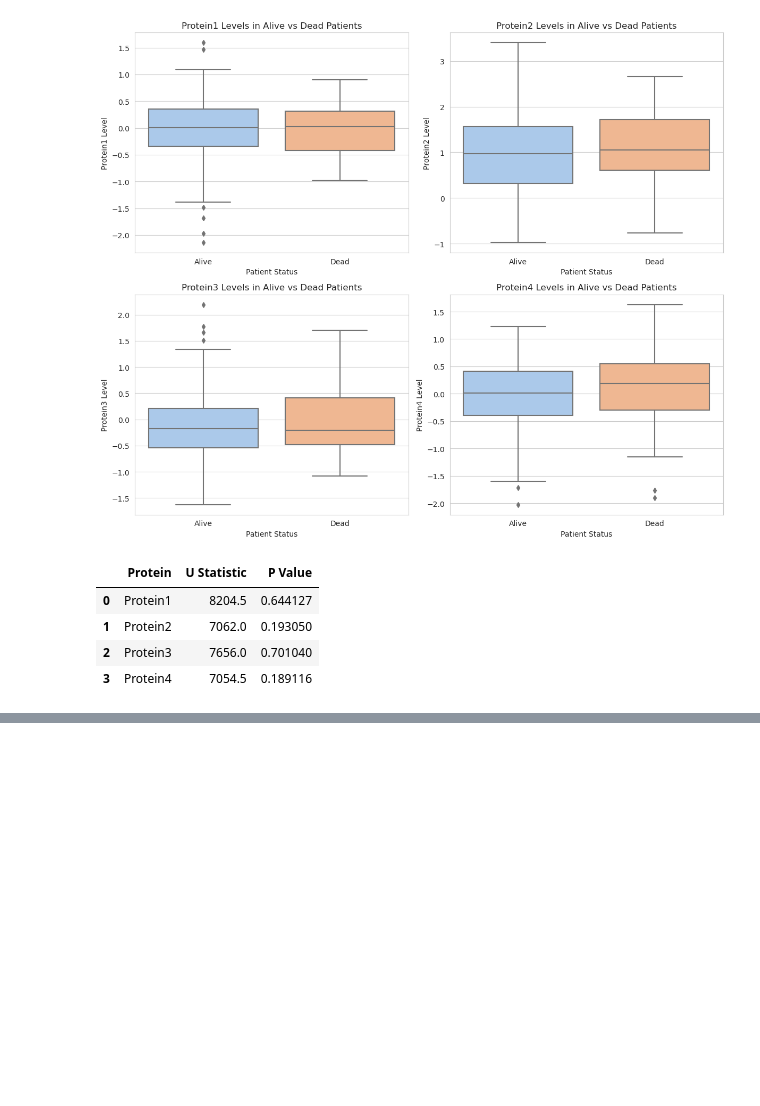
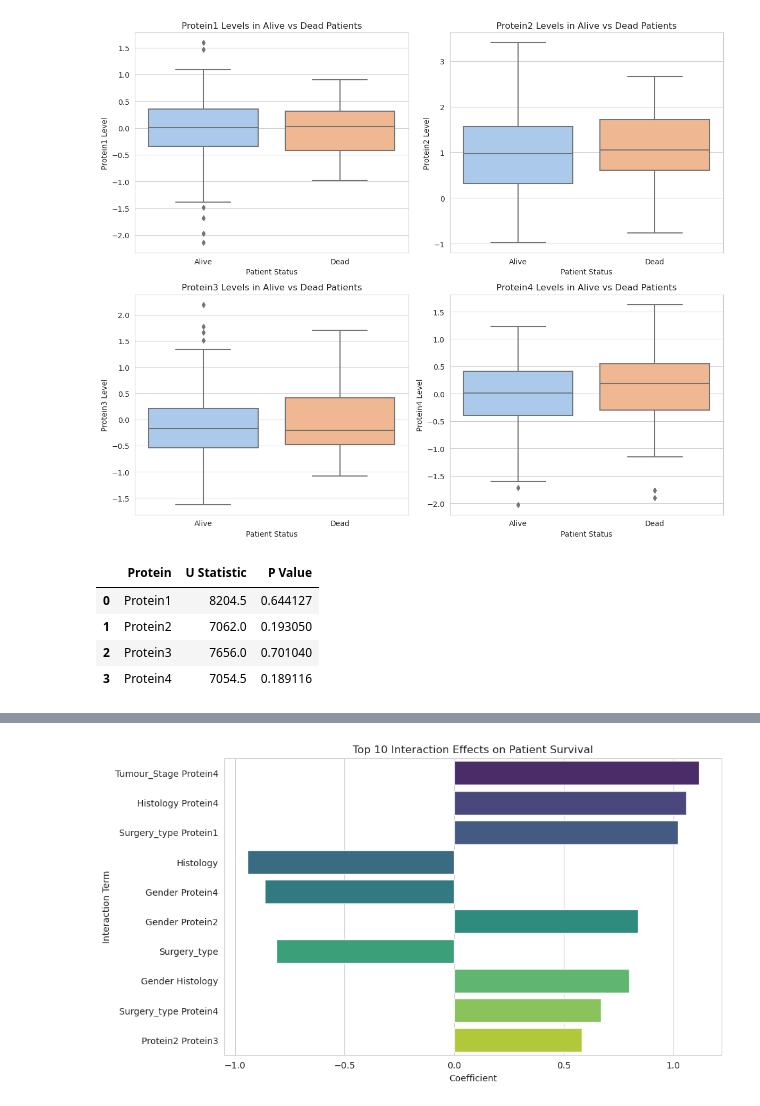
Before and after one commit to raj-rajat/Increasing-Breast-Cancer-Awareness, a Jupyter notebook: increasing-breast-cancer-awareness.ipynb, the cells around one changed output, grey strips where cells are left out. Drawn from its saved outputs; the diff is of its cells as text; code cells hidden in the pictures; blank space fills up the shorter version.

```diff
--- a/increasing-breast-cancer-awareness.ipynb
+++ b/increasing-breast-cancer-awareness.ipynb
@@ -814,0 +893,20 @@ mann_whitney_results
+# %%
+from sklearn.preprocessing import PolynomialFeatures
+from sklearn.linear_model import LogisticRegression
+
+# Create interaction terms
+poly = PolynomialFeatures(interaction_only=True, include_bias=False)
+X_train_interactions = poly.fit_transform(X_train_upsampled)
+X_test_interactions = poly.transform(X_test_upsampled)
+
+# Define the logistic regression model
+logistic_regression_model_interactions = LogisticRegression(max_iter=10000, random_state=42)
+
+# Fit the model to the training data
+logistic_regression_model_interactions.fit(X_train_interactions, y_train_upsampled)
+
+# Predict the outcomes for the test set
+y_pred_lr_interactions = logistic_regression_model_interactions.predict(X_test_interactions)
+
+# Print the classification report
+classification_report(y_test_upsampled, y_pred_lr_interactions)
@@ -814,0 +915,12 @@ mann_whitney_results
+# %%
+# Get the coefficients of the interaction terms
+interaction_coefficients = logistic_regression_model_interactions.coef_[0]
+
+# Create a DataFrame to hold the interaction term names and their corresponding coefficient values
+interaction_terms = pd.DataFrame({'interaction_term': poly.get_feature_names_out(X_train_upsampled.columns), 'coefficient': interaction_coefficients})
+
+# Sort the DataFrame by the absolute values of the coefficients
+interaction_terms = interaction_terms.reindex(interaction_terms.coefficient.abs().sort_values(ascending=False).index)
+
+# Display the interaction terms and their coefficients
+interaction_terms
@@ -814,0 +945,13 @@ mann_whitney_results
+# %%
+# Select the top 10 interaction terms by absolute coefficient value
+top_interaction_terms = interaction_terms.head(10)
+
+# Create a bar plot of the absolute values of the coefficients
+plt.figure(figsize=(10, 6))
+sns.barplot(x='coefficient', y='interaction_term', data=top_interaction_terms, palette='viridis')
+plt.title('Top 10 Interaction Effects on Patient Survival')
+plt.xlabel('Coefficient')
+plt.ylabel('Interaction Term')
+plt.show()
+# %% [output]
+[figure, added]
```
Also changed, not shown: parts of 6 cells of this notebook.
